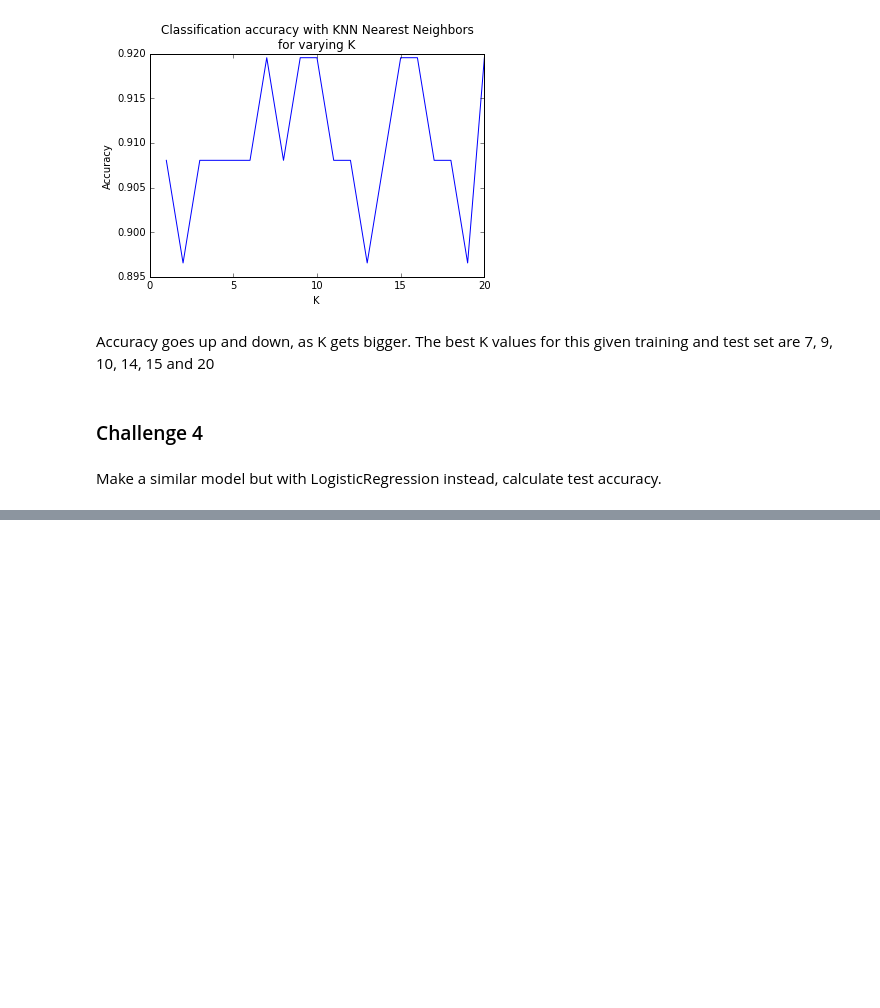
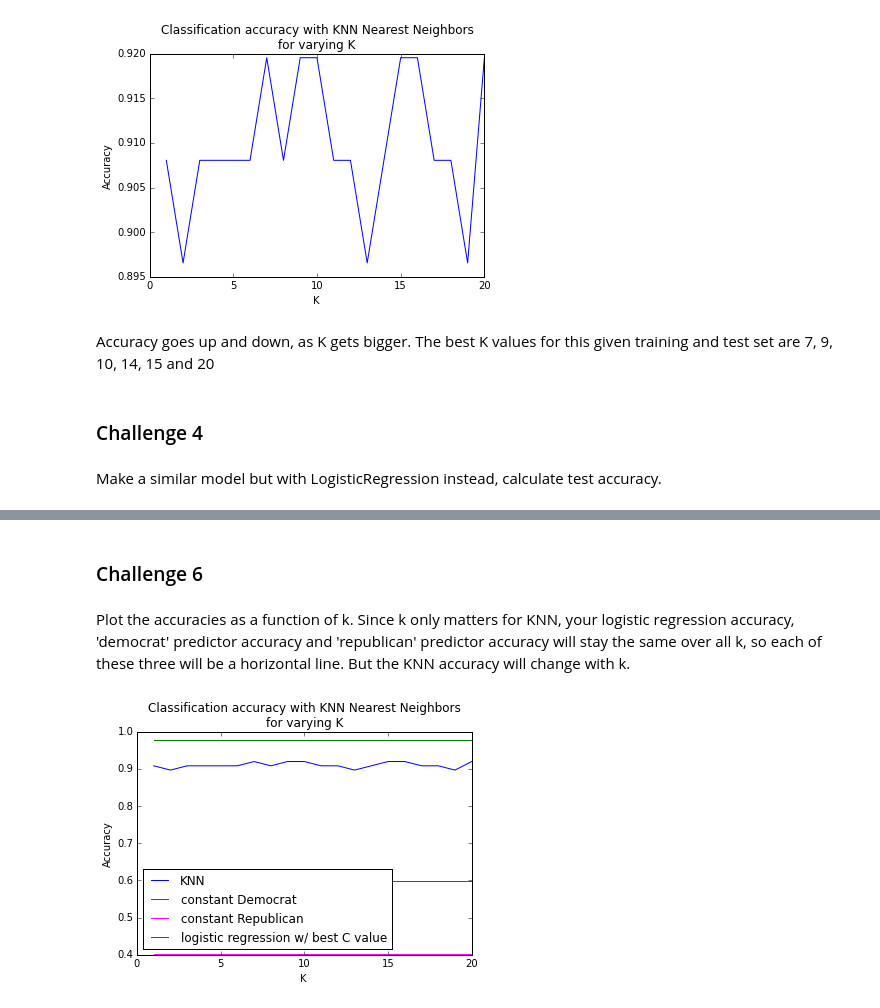
Before and after one commit to fdurant/suplearn_challenges, a Jupyter notebook: suplearn_challenges.ipynb, the cells around one changed output, grey strips where cells are left out. Saved outputs shown, nothing was run; the diff lists cells and outputs as text; code cells hidden in the pictures; blank space fills up the shorter version.

```diff
--- a/suplearn_challenges.ipynb
+++ b/suplearn_challenges.ipynb
@@ -141,0 +193,16 @@ logresAccuracies =  [0.87356321839080464, 0.87356321839080464, 0.873563218390804
+# %% [markdown]
+### Challenge 6
+# %% [markdown]
+Plot the accuracies as a function of k. Since k only matters for KNN, your logistic regression accuracy, 'democrat' predictor accuracy and 'republican' predictor accuracy will stay the same over all k, so each of these three will be a horizontal line. But the KNN accuracy will change with k.
+# %%
+plt.plot(kValues,knnAccuracies[1:],color='blue',label='KNN')
+plt.plot(kValues,[baselineAccuracies[0] for k in kValues],color='red',label='constant Democrat')
+plt.plot(kValues,[baselineAccuracies[1] for k in kValues],color='magenta',label='constant Republican')
+plt.plot(kValues,[logresAccuracies[10] for k in kValues],color='green',label='logistic regression w/ best C value')
+plt.title("Classification accuracy with KNN Nearest Neighbors\nfor varying K")
+plt.xlabel("K")
+plt.ylabel("Accuracy")
+plt.legend(loc=3)
+plt.show()
+# %% [output]
+[figure, added]
```
Also changed, not shown: parts of 5 cells of this notebook.
